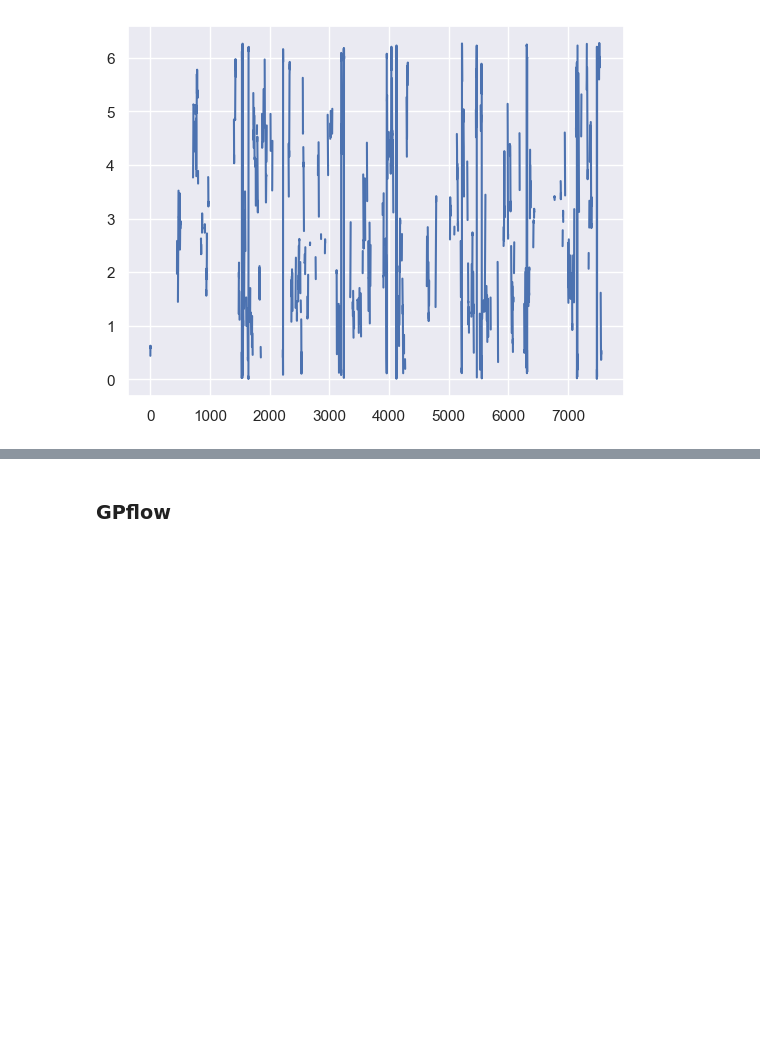
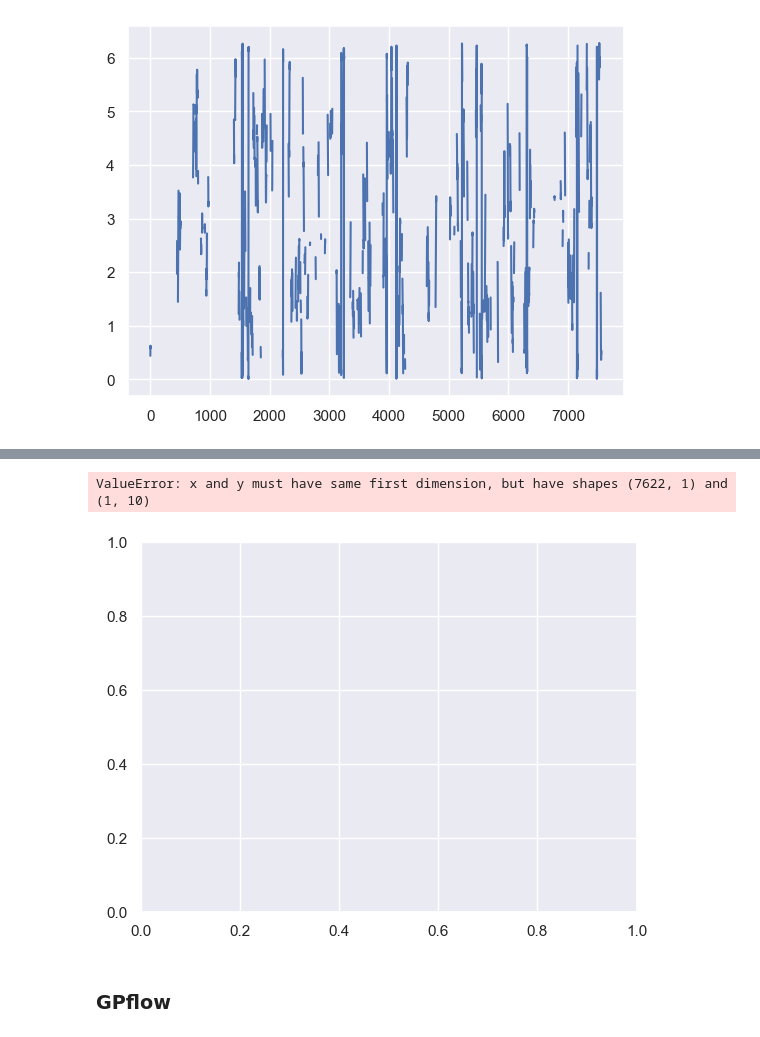
Before and after one commit to Zoroa1885/Head_direction_forcasting, a Jupyter notebook: analysis.ipynb, the cells around one changed output, grey strips where cells are left out. Saved outputs shown, nothing was run; the diff lists cells and outputs as text; code cells hidden in the pictures; blank space fills up the shorter version.

```diff
--- a/analysis.ipynb
+++ b/analysis.ipynb
@@ -188,0 +206,7 @@ plt.show()
+# %%
+head_vec = head.reshape(-1,1)
+# %%
+time_vec = np.array(time)
+
+kernel = GPy.kern.RBF(input_dim=1, lengthscale=1., variance = 1)
+model = GPy.models.GPRegression(time, head_vec, kernel, normalizer = True, noise_var = 0,)
@@ -189,3 +224,13 @@ plt.show()
+# %%
+GP_samples = model.posterior_samples_f(time_full, full_cov = True, size = 10)
+# %%
+GP_sample_mod = np.mod(GP_samples[0], 2*np.pi)
+# %%
+plt.plot(time_full, GP_sample_mod)
+plt.show()
+# %% [output]
+ValueError: x and y must have same first dimension, but have shapes (7622, 1) and (1, 10)
+[figure, added]
 # %% [markdown]
 ### GPflow
 # %%
```
Also changed, not shown: parts of 14 cells of this notebook.
